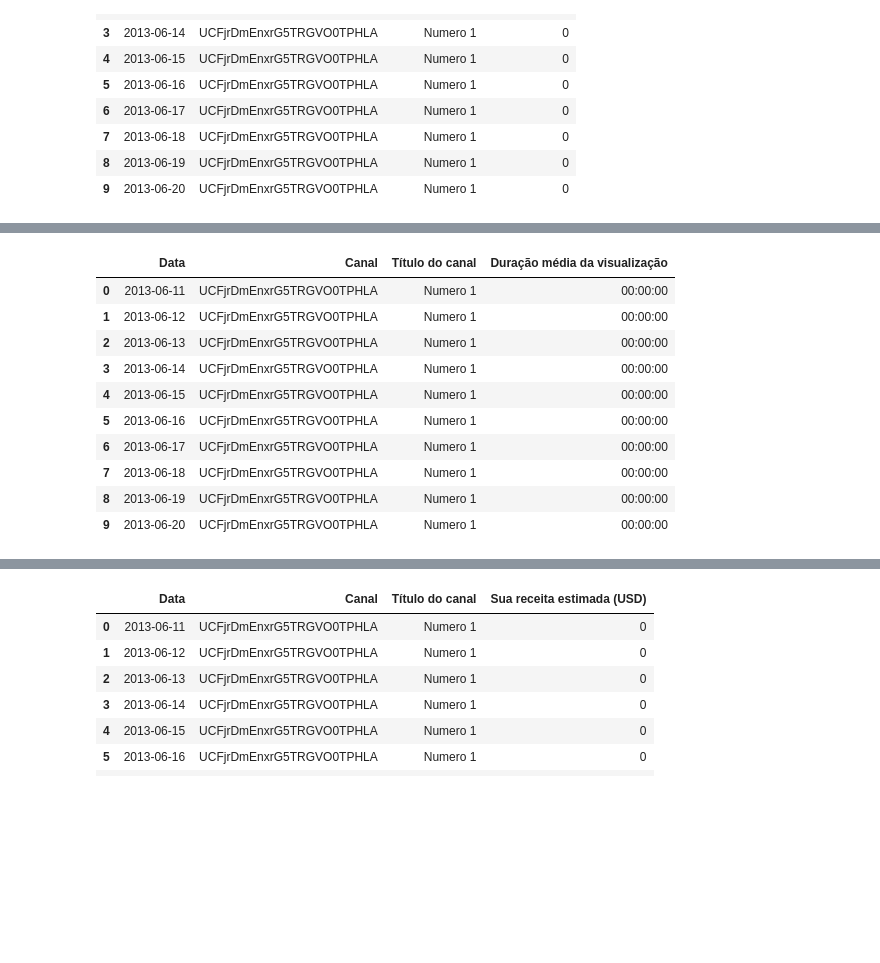
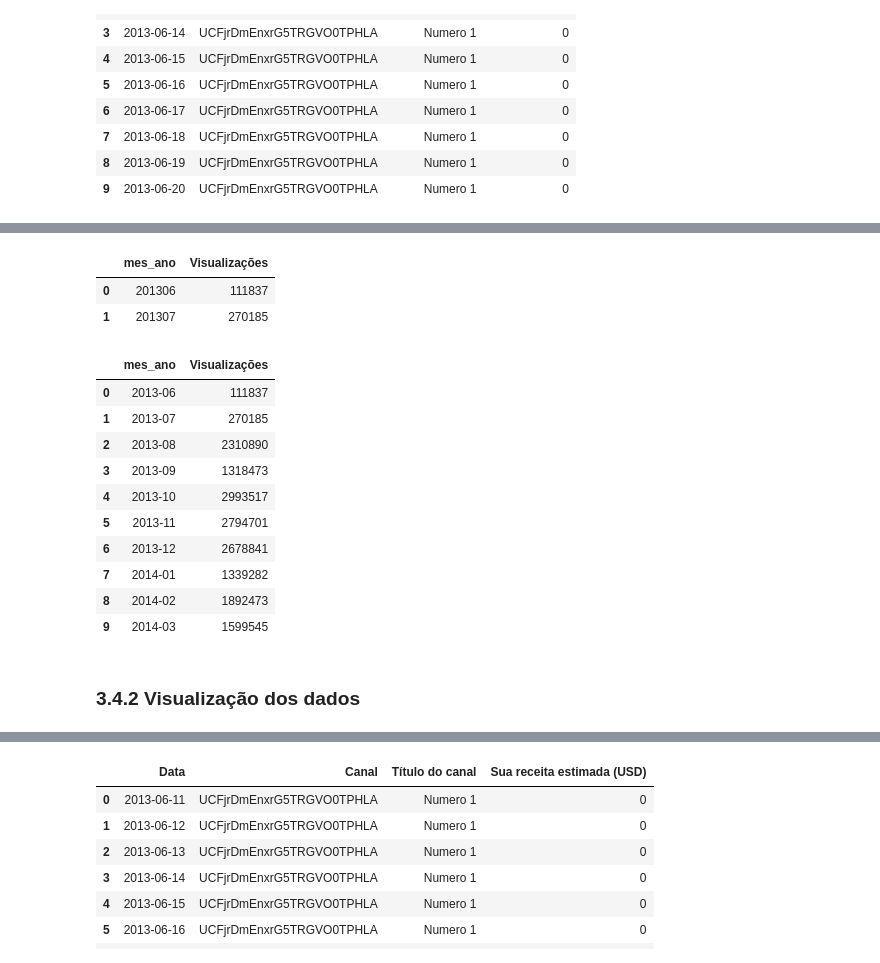
Before and after one commit to casjunior93/demoday-tera-previsao-de-retorno-de-adsense, a Jupyter notebook: Projeto_Tera.ipynb, the cells around one changed output, grey strips where cells are left out. Saved outputs shown, nothing was run; the diff lists cells and outputs as text; code cells hidden in the pictures; blank space fills up the shorter version.

```diff
--- a/Projeto_Tera.ipynb
+++ b/Projeto_Tera.ipynb
@@ -133,0 +300,2 @@ dados3.head(10)
+# %%
+dados3['mes_ano'] = dados3['Data'].map(lambda x: 100*x.year + x.month)
@@ -133,0 +308,3 @@ dados3.head(10)
+# %%
+visualizacoes = dados3[['mes_ano', 'Visualizações']]
+visualizacoes.head()
@@ -134,14 +318,25 @@ dados3.head(10)
+# %%
+visualizacoes = visualizacoes.groupby(['mes_ano']).sum().reset_index()
+visualizacoes.head(2)
+# %% [output]
+|  | mes_ano | Visualizações |
+| 0 | 201306 | 111837 |
+| 1 | 201307 | 270185 |
+# %%
+visualizacoes['mes_ano'] = visualizacoes.apply(add_hifen_data, axis=1)
 # %%
-dados4.head(10)
+visualizacoes.head(10)
 # %% [output]
-|  | Data | Canal | Título do canal | Duração média da visualização |
-| 0 | 2013-06-11 | UCFjrDmEnxrG5TRGVO0TPHLA | Numero 1 | 00:00:00 |
-| 1 | 2013-06-12 | UCFjrDmEnxrG5TRGVO0TPHLA | Numero 1 | 00:00:00 |
-| 2 | 2013-06-13 | UCFjrDmEnxrG5TRGVO0TPHLA | Numero 1 | 00:00:00 |
-| 3 | 2013-06-14 | UCFjrDmEnxrG5TRGVO0TPHLA | Numero 1 | 00:00:00 |
-| 4 | 2013-06-15 | UCFjrDmEnxrG5TRGVO0TPHLA | Numero 1 | 00:00:00 |
-| 5 | 2013-06-16 | UCFjrDmEnxrG5TRGVO0TPHLA | Numero 1 | 00:00:00 |
-| 6 | 2013-06-17 | UCFjrDmEnxrG5TRGVO0TPHLA | Numero 1 | 00:00:00 |
-| 7 | 2013-06-18 | UCFjrDmEnxrG5TRGVO0TPHLA | Numero 1 | 00:00:00 |
-| 8 | 2013-06-19 | UCFjrDmEnxrG5TRGVO0TPHLA | Numero 1 | 00:00:00 |
-| 9 | 2013-06-20 | UCFjrDmEnxrG5TRGVO0TPHLA | Numero 1 | 00:00:00 |
+|  | mes_ano | Visualizações |
+| 0 | 2013-06 | 111837 |
+| 1 | 2013-07 | 270185 |
+| 2 | 2013-08 | 2310890 |
+| 3 | 2013-09 | 1318473 |
+| 4 | 2013-10 | 2993517 |
+| 5 | 2013-11 | 2794701 |
+| 6 | 2013-12 | 2678841 |
+| 7 | 2014-01 | 1339282 |
+| 8 | 2014-02 | 1892473 |
+| 9 | 2014-03 | 1599545 |
+# %% [markdown]
+### 3.4.2 Visualização dos dados
```
Also changed, not shown: parts of 90 cells of this notebook.
